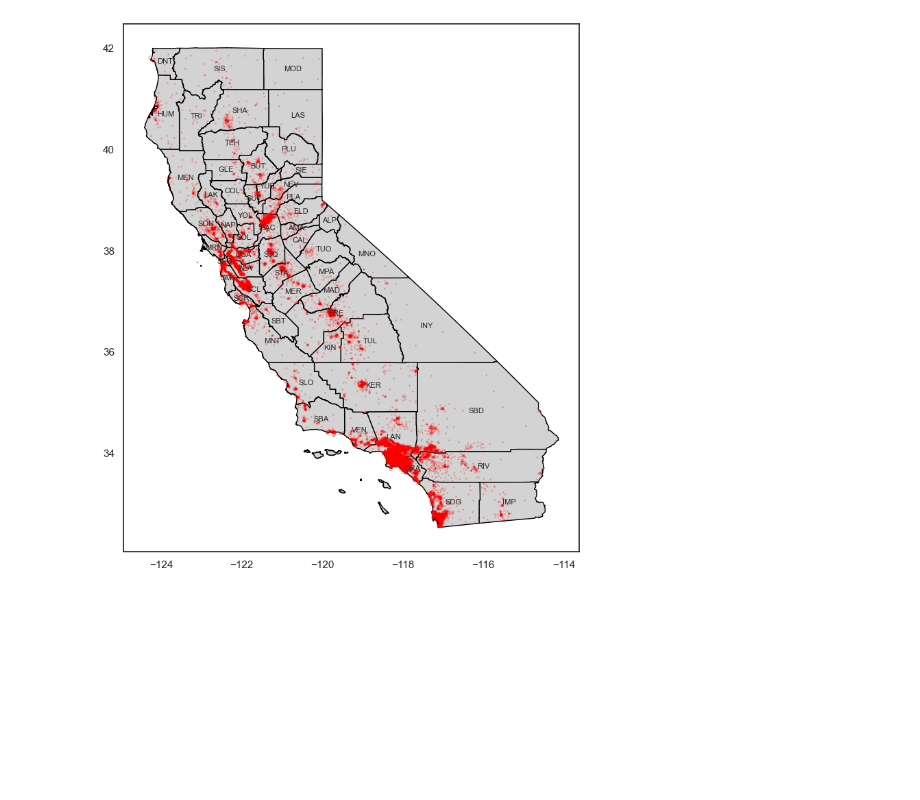
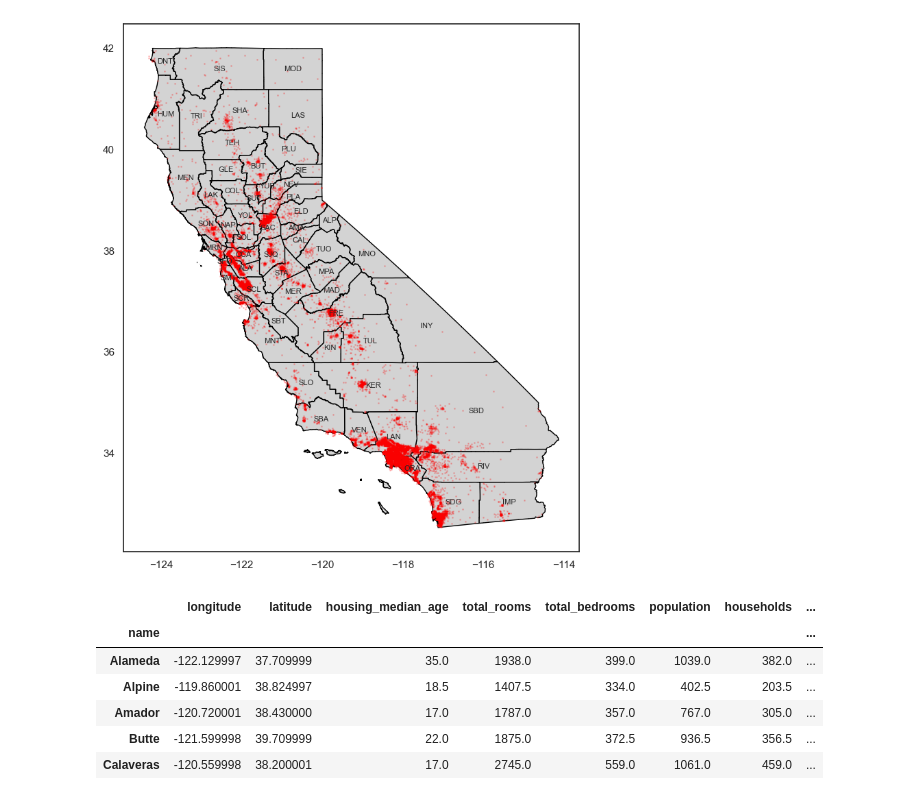
Before and after one commit to VieiraJulio/Projeto-Regressao---Em-dev, a Jupyter notebook: notebooks/03-jv-geo_parte_00.ipynb, the cells around one changed output. Cells and saved outputs as stored; diff of their text form; code cells hidden in the pictures; blank space fills up the shorter version.

```diff
--- a/notebooks/03-jv-geo_parte_00.ipynb
+++ b/notebooks/03-jv-geo_parte_00.ipynb
@@ -505,3 +505,13 @@ for x,y, abbrev in zip(gdf_counties["centroid"].x, gdf_counties["centroid"].y,gd
 plt.show()
 # %% [output]
 [figure]
+# %%
+gdf_joined.groupby("name").median(numeric_only= True).head()
+# %% [output]
+|  | longitude | latitude | housing_median_age | total_rooms | total_bedrooms | population | households | ... |
+| name |  |  |  |  |  |  |  | ... |
+| Alameda | -122.129997 | 37.709999 | 35.0 | 1938.0 | 399.0 | 1039.0 | 382.0 | ... |
+| Alpine | -119.860001 | 38.824997 | 18.5 | 1407.5 | 334.0 | 402.5 | 203.5 | ... |
+| Amador | -120.720001 | 38.430000 | 17.0 | 1787.0 | 357.0 | 767.0 | 305.0 | ... |
+| Butte | -121.599998 | 39.709999 | 22.0 | 1875.0 | 372.5 | 936.5 | 356.5 | ... |
+| Calaveras | -120.559998 | 38.200001 | 17.0 | 2745.0 | 559.0 | 1061.0 | 459.0 | ... |
```
Also changed, not shown: parts of 7 cells of this notebook.
